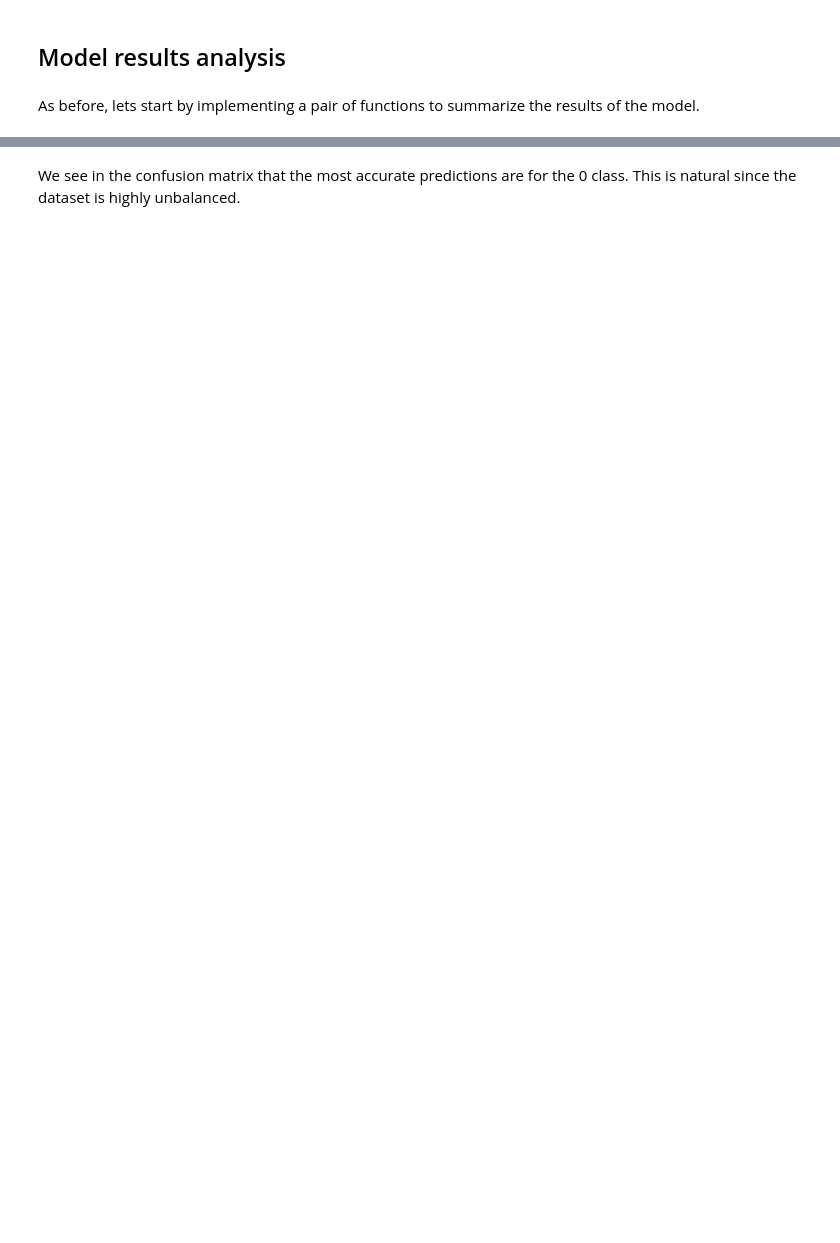
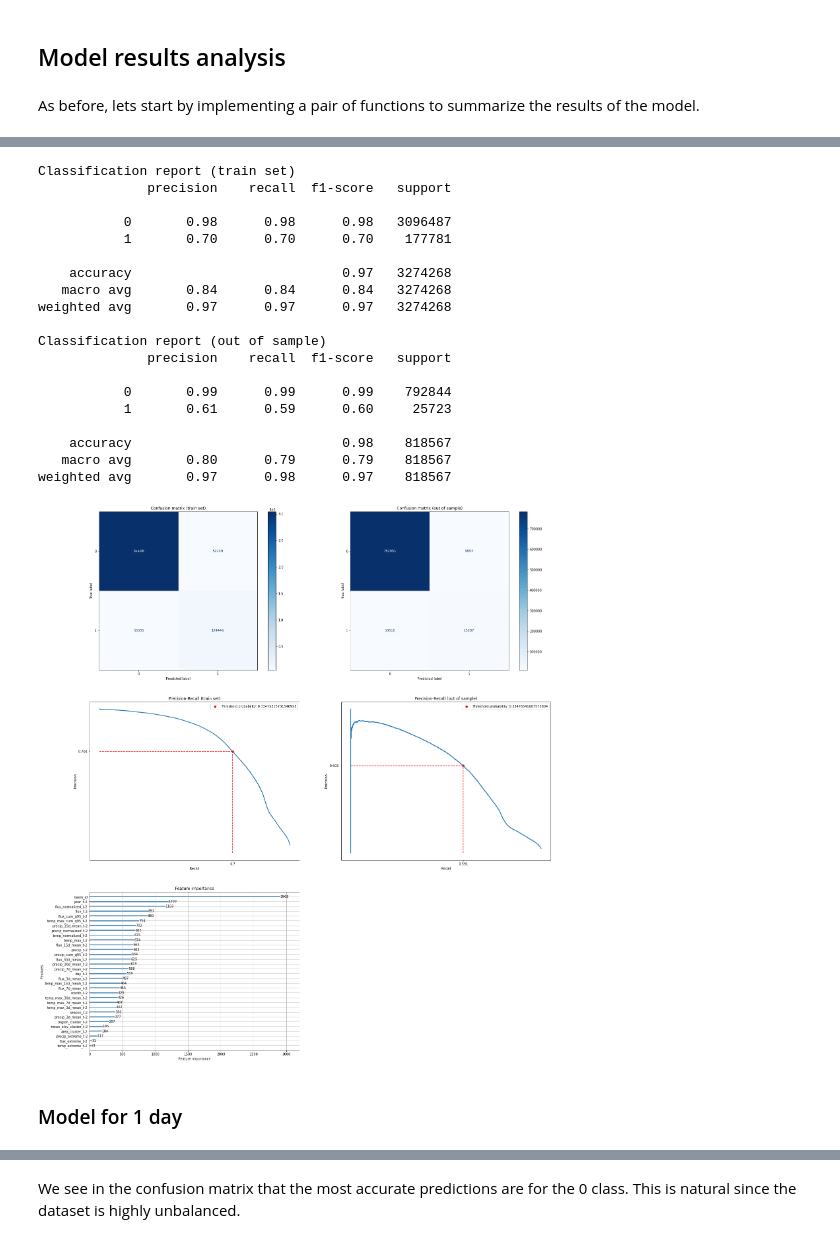
Before and after one commit to fmzhz/watershed-challenge, a Jupyter notebook: notebooks/watersheds.ipynb, the cells around one changed output, grey strips where cells are left out. Saved outputs shown, nothing was run; the diff lists cells and outputs as text; code cells hidden in the pictures; blank space fills up the shorter version.

```diff
--- a/notebooks/watersheds.ipynb
+++ b/notebooks/watersheds.ipynb
@@ -1105,0 +1142,27 @@ weighted avg       0.96      0.91      0.93    818503
+# %%
+X, y, categorical_features = get_features(forecast_horizon=2)
+# %%
+model_results(X, y, recall_value=0.7, model_path=os.path.join("..", "models", "model_2d.pkl"))
+# %% [output]
+Classification report (train set)
+              precision    recall  f1-score   support
+
+           0       0.98      0.98      0.98   3096487
+           1       0.70      0.70      0.70    177781
+
+    accuracy                           0.97   3274268
+   macro avg       0.84      0.84      0.84   3274268
+weighted avg       0.97      0.97      0.97   3274268
+
+Classification report (out of sample)
+              precision    recall  f1-score   support
+
+           0       0.99      0.99      0.99    792844
+           1       0.61      0.59      0.60     25723
+
+    accuracy                           0.98    818567
+   macro avg       0.80      0.79      0.79    818567
+weighted avg       0.97      0.98      0.97    818567
+[figure, added]
+# %% [markdown]
+### Model for 1 day
```
Also changed, not shown: parts of 48 cells of this notebook.
